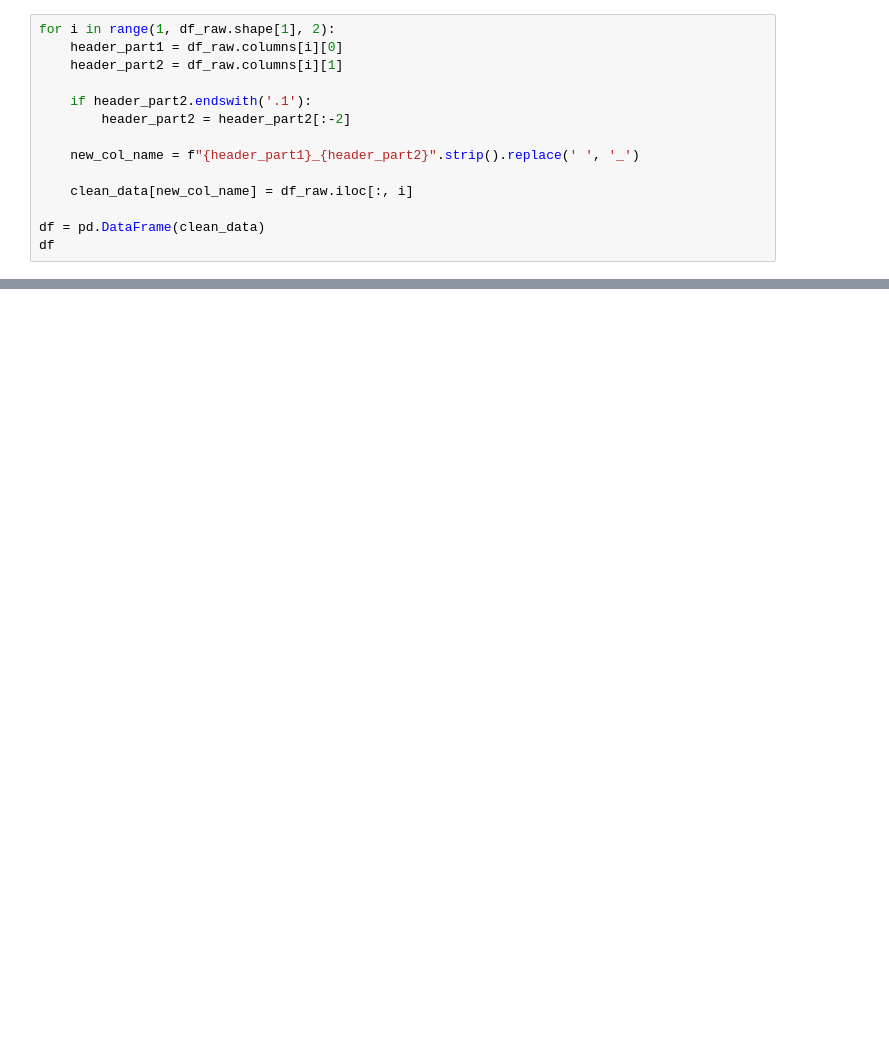
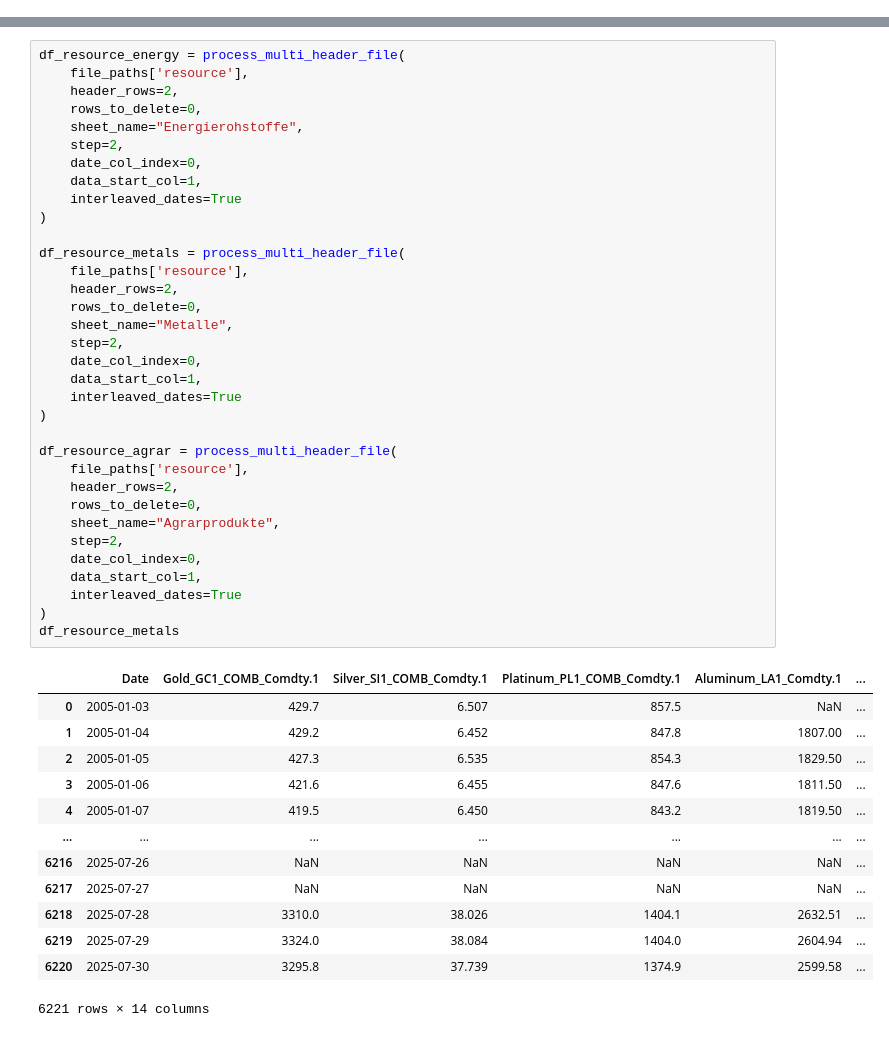
Before and after one commit to marcosarkady/geopolitical-risk-prediction-em-bonds, a Jupyter notebook: src/01_load_data.ipynb, the cells around one changed output, grey strips where cells are left out. Cells and saved outputs as stored; diff of their text form; blank space fills up the shorter version.

```diff
--- a/src/01_load_data.ipynb
+++ b/src/01_load_data.ipynb
@@ -9,14 +13,0 @@ clean_data['Date'] = df_raw.iloc[:, 0]
-# %%
-for i in range(1, df_raw.shape[1], 2):
-    header_part1 = df_raw.columns[i][0]
-    header_part2 = df_raw.columns[i][1]
-
-    if header_part2.endswith('.1'):
-        header_part2 = header_part2[:-2]
-
-    new_col_name = f"{header_part1}_{header_part2}".strip().replace(' ', '_')
-
-    clean_data[new_col_name] = df_raw.iloc[:, i]
-
-df = pd.DataFrame(clean_data)
-df
@@ -36,0 +119,48 @@ df
+# %%
+df_resource_energy = process_multi_header_file(
+    file_paths['resource'],
+    header_rows=2,
+    rows_to_delete=0,
+    sheet_name="Energierohstoffe",
+    step=2,
+    date_col_index=0,
+    data_start_col=1,
+    interleaved_dates=True
+)
+
+df_resource_metals = process_multi_header_file(
+    file_paths['resource'],
+    header_rows=2,
+    rows_to_delete=0,
+    sheet_name="Metalle",
+    step=2,
+    date_col_index=0,
+    data_start_col=1,
+    interleaved_dates=True
+)
+
+df_resource_agrar = process_multi_header_file(
+    file_paths['resource'],
+    header_rows=2,
+    rows_to_delete=0,
+    sheet_name="Agrarprodukte",
+    step=2,
+    date_col_index=0,
+    data_start_col=1,
+    interleaved_dates=True
+)
+df_resource_metals
+# %% [output]
+|  | Date | Gold_GC1_COMB_Comdty.1 | Silver_SI1_COMB_Comdty.1 | Platinum_PL1_COMB_Comdty.1 | Aluminum_LA1_Comdty.1 | ... |
+| 0 | 2005-01-03 | 429.7 | 6.507 | 857.5 | NaN | ... |
+| 1 | 2005-01-04 | 429.2 | 6.452 | 847.8 | 1807.00 | ... |
+| 2 | 2005-01-05 | 427.3 | 6.535 | 854.3 | 1829.50 | ... |
+| 3 | 2005-01-06 | 421.6 | 6.455 | 847.6 | 1811.50 | ... |
+| 4 | 2005-01-07 | 419.5 | 6.450 | 843.2 | 1819.50 | ... |
+| ... | ... | ... | ... | ... | ... | ... |
+| 6216 | 2025-07-26 | NaN | NaN | NaN | NaN | ... |
+| 6217 | 2025-07-27 | NaN | NaN | NaN | NaN | ... |
+| 6218 | 2025-07-28 | 3310.0 | 38.026 | 1404.1 | 2632.51 | ... |
+| 6219 | 2025-07-29 | 3324.0 | 38.084 | 1404.0 | 2604.94 | ... |
+| 6220 | 2025-07-30 | 3295.8 | 37.739 | 1374.9 | 2599.58 | ... |
+6221 rows × 14 columns
```
Also changed, not shown: parts of 16 cells of this notebook, 3 other files.
